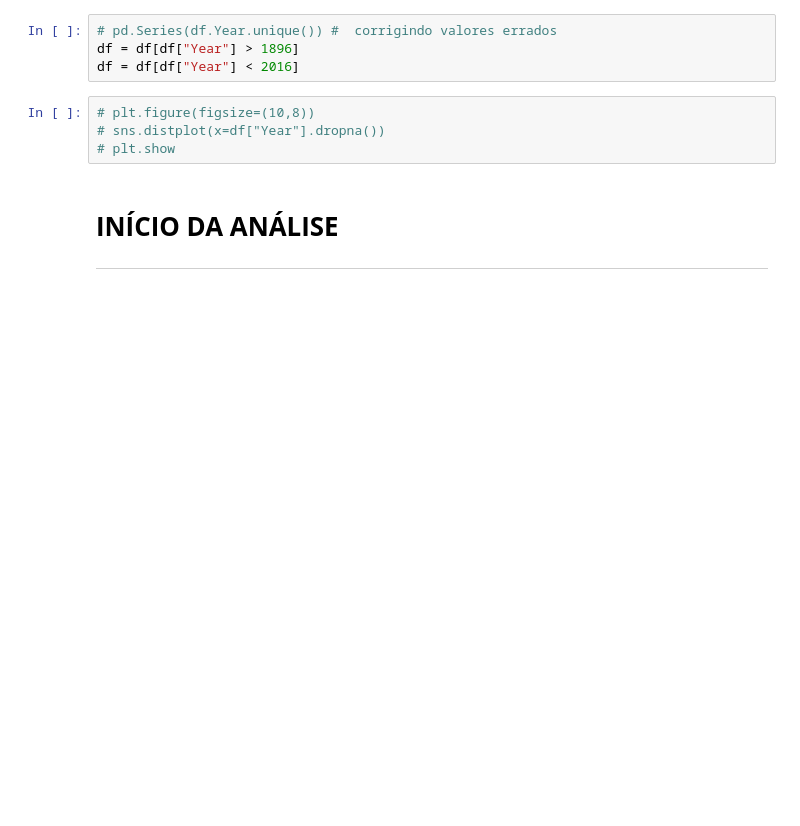
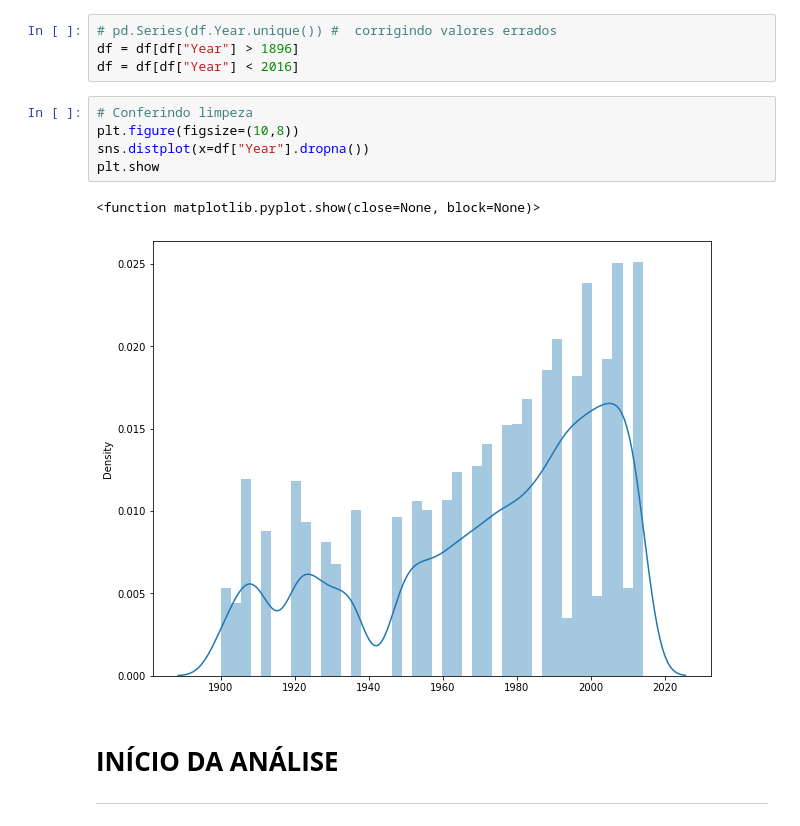
Before and after one commit to ISCamareli/Projetinho-1-Analise-de-Dados, a Jupyter notebook: projetinho1.ipynb, the cells around one changed output. Drawn from its saved outputs; the diff is of its cells as text; blank space fills up the shorter version.

```diff
--- a/projetinho1.ipynb
+++ b/projetinho1.ipynb
@@ -199,9 +199,13 @@ df["Height"] = df["Height"].astype("int64")
 df = df[df["Year"] > 1896]
 df = df[df["Year"] < 2016]
 # %%
-# plt.figure(figsize=(10,8))
-# sns.distplot(x=df["Year"].dropna())
-# plt.show
+# Conferindo limpeza
+plt.figure(figsize=(10,8))
+sns.distplot(x=df["Year"].dropna())
+plt.show
+# %% [output]
+<function matplotlib.pyplot.show(close=None, block=None)>
+[figure, added]
 # %% [markdown]
 # **INÍCIO DA ANÁLISE**
 
```
Also changed, not shown: parts of 9 cells of this notebook.
